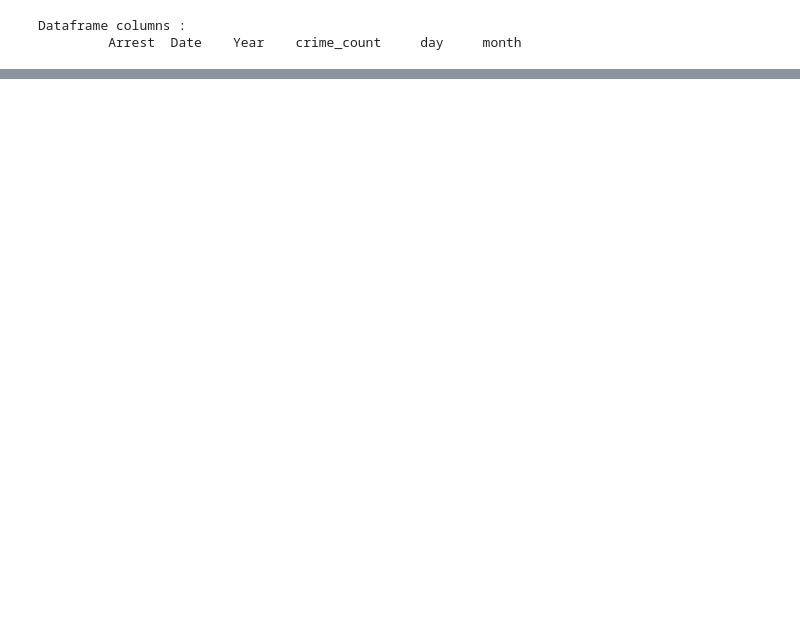
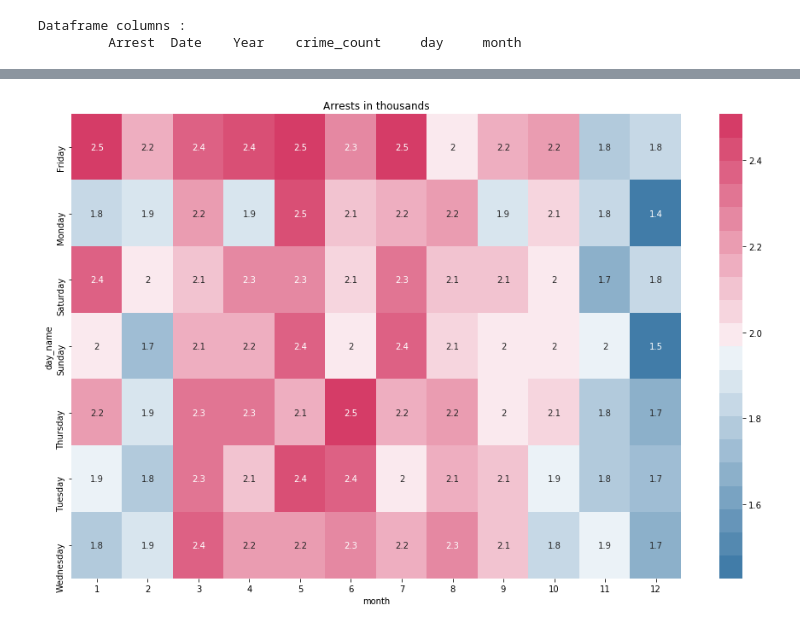
Before and after one commit to Srihari231092/CrimeDataAnalysis, a Jupyter notebook: CrimeDataAnalysis_Part_4.ipynb, the cells around one changed output, grey strips where cells are left out. Drawn from its saved outputs; the diff is of its cells as text; code cells hidden in the pictures; blank space fills up the shorter version.

```diff
--- a/CrimeDataAnalysis_Part_4.ipynb
+++ b/CrimeDataAnalysis_Part_4.ipynb
@@ -198,0 +179,9 @@ py.iplot(fig)
+# %%
+agg_month_dayname["arrest_1000s"] = agg_month_dayname["Arrest"] / 1000
+heatmap_data = agg_month_dayname.pivot("day_name", "month", "arrest_1000s")
+col_palette = sns.diverging_palette(240, 1, n=20)
+plt.figure(figsize=(16, 10))
+plt.title("Arrests in thousands")
+g = sns.heatmap(data=heatmap_data, cmap=col_palette, annot=True)
+# %% [output]
+[figure, added]
```
Also changed, not shown: parts of 17 cells of this notebook.
